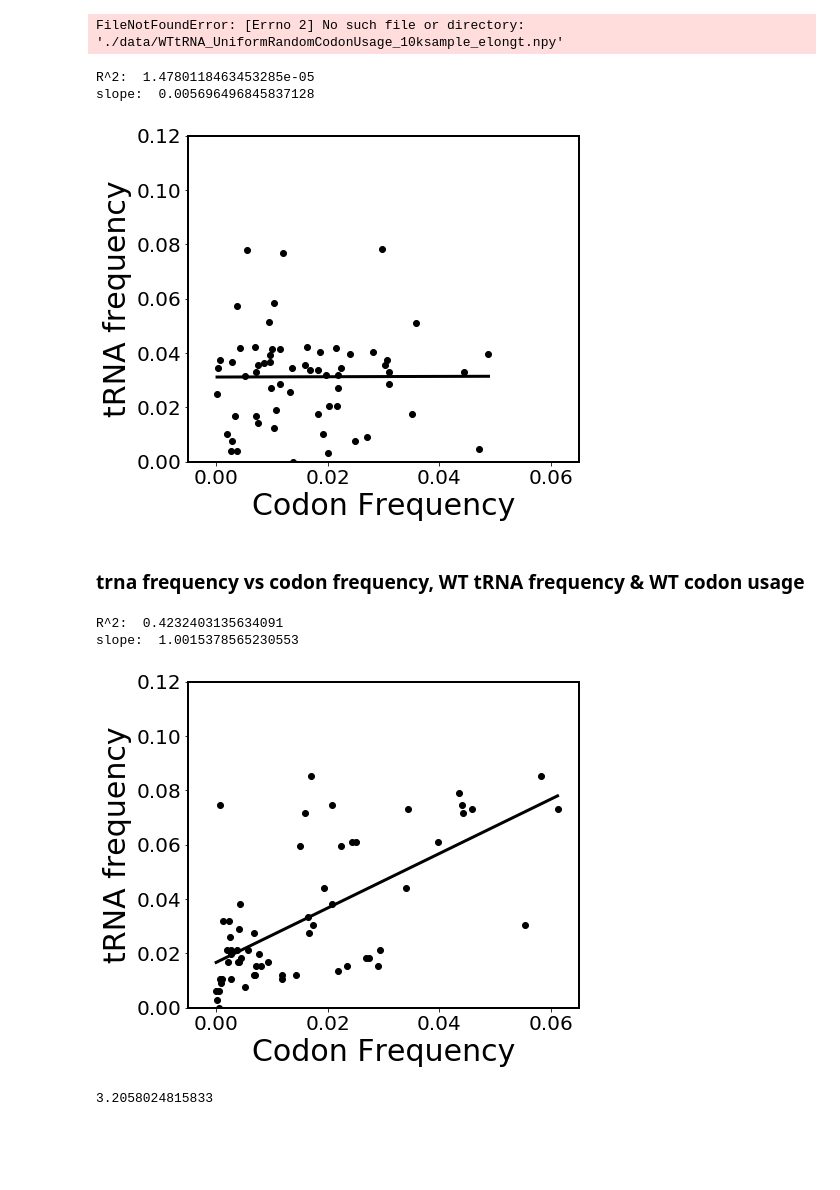
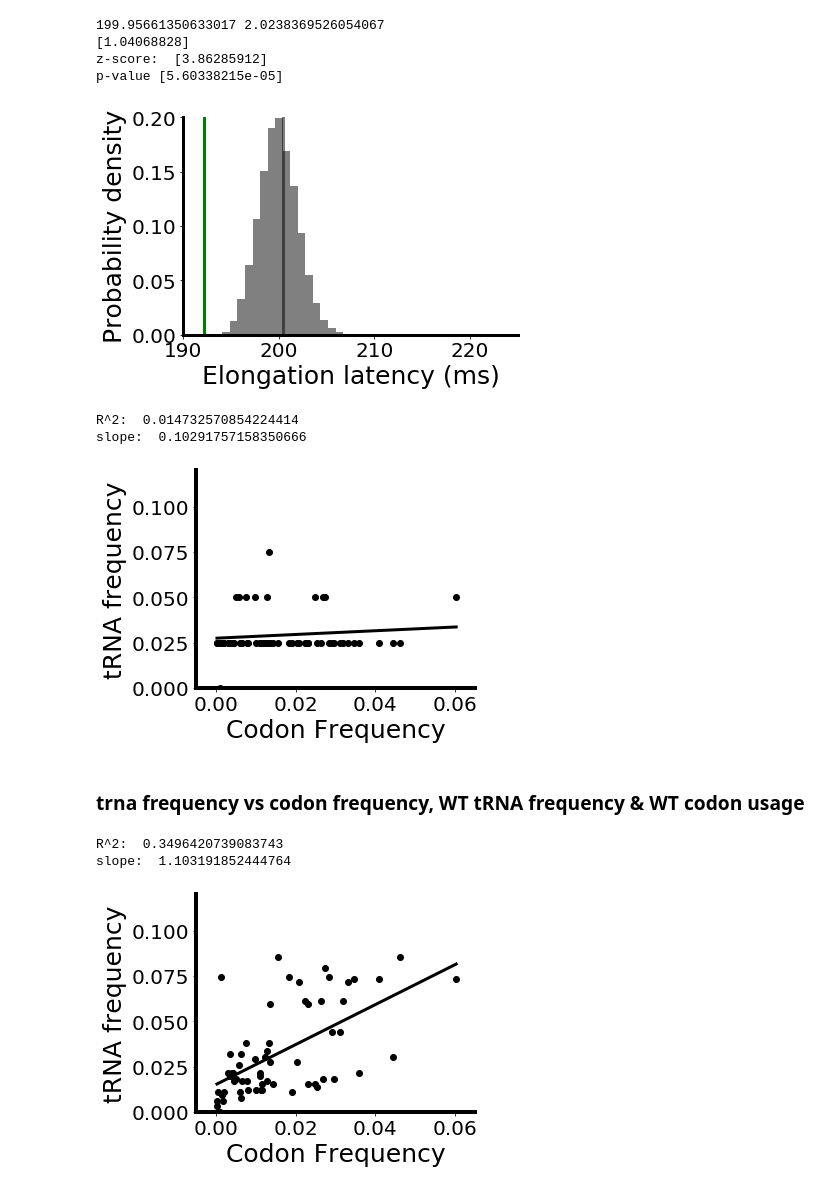
Before and after one commit to EndyLab/tRNACAD, a Jupyter notebook: tRNACodonDistributions.ipynb, the cells around one changed output. Cells and saved outputs as stored; diff of their text form; code cells hidden in the pictures; blank space fills up the shorter version.

```diff
--- a/tRNACodonDistributions.ipynb
+++ b/tRNACodonDistributions.ipynb
@@ -58,0 +58,6 @@ Wall time: 46.6 s
+# %%
+##Compute the codon distribution and elongation latency of each gene weighted by transcript number
+codon_elongt = compute_codon_elongt(gr25_ptRNA, len(gr25_pCodon), ensmbl_latency_dict)
+gene_map,gene_latency = compute_gene_elongt(codon_elongt)
+pCodon_transcriptome, transcriptome_elongt = compute_transcript_distributions(gene_map,gene_latency)
+pCodon_WT = np.array(pCodon_transcriptome)
@@ -135,7 +162,7 @@ syn_codon_list = [[0,1,2,3],[4,5],[6,7],[8,9,10,11],[12,13,14,15],[16,17,46,47,4
               [50,51],[52,53],[58,59,60,61]]
 
 for syn_codons in syn_codon_list:
-    pCodon_uniform[syn_codons] = sum(gr25_pCodon[syn_codons])/sum(pCodon_uniform[syn_codons])*pCodon_uniform[syn_codons]
+    pCodon_uniform[syn_codons] = sum(pCodon_WT[syn_codons])/sum(pCodon_uniform[syn_codons])*pCodon_uniform[syn_codons]
 pCodon_uniform = pCodon_uniform/np.sum(pCodon_uniform)
 
 elongt_WTtRNA_uniformcodon, std = computeElongationLatency(gr25_ptRNA,pCodon_uniform,ensmbl_latency_dict)
@@ -153,6 +180,7 @@ ax.plot([elongt_WTtRNA_WTcodon]*100,np.linspace(0,max(hist[0]),100),linewidth=3,
 ax.plot([elongt_WTtRNA_uniformcodon]*100,np.linspace(0,max(hist[0]),100),linewidth=3,color='black',alpha=0.5)
 
 print(np.mean(elongt_list), np.std(elongt_list))
+print(np.mean(elongt_list)/elongt_WTtRNA_WTcodon)
 print('z-score: ', (np.mean(elongt_list)-elongt_WTtRNA_WTcodon)/np.std(elongt_list))
 print('p-value', scipy.stats.norm.sf(abs((np.mean(elongt_list)-elongt_WTtRNA_WTcodon)/np.std(elongt_list))))
 for _,axes in enumerate([ax]):
@@ -161,17 +189,21 @@ for _,axes in enumerate([ax]):
     axes.spines['top'].set_linewidth(0)
     axes.spines['right'].set_linewidth(0)
     axes.tick_params(axis='both', which='major', labelsize=20)
-    ax.set_ylim(0,0.15)
-    ax.set_xlim(184,220)
+    ax.set_ylim(0,0.20)
+    ax.set_xlim(190,225)
     ax.set_xlabel('Elongation latency (ms)',size=25)
     ax.set_ylabel('Probability density',size=25)
 # %% [output]
-FileNotFoundError: [Errno 2] No such file or directory: './data/WTtRNA_UniformRandomCodonUsage_10ksample_elongt.npy'
+199.95661350633017 2.0238369526054067
+[1.04068828]
+z-score:  [3.86285912]
+p-value [5.60338215e-05]
+[figure, added]
 # %%
 ### trna frequency vs codon frequency, Uniform random tRNA frequency & Uniform random codon usage
 # %%
 ptRNA_uniform = np.random.uniform(min(gr25_ptRNA),max(gr25_ptRNA),len(gr25_ptRNA))
-
+ptRNA_uniform = np.ones(len(gr25_ptRNA))/sum(np.ones(len(gr25_ptRNA)))
 #Random codon
 syn_codon_list = [[0,1,2,3],[4,5],[6,7],[8,9,10,11],[12,13,14,15],[16,17,46,47,48,49],[18,19,42,43,44,45],
               [20,21],[22,23],[24],[25,26,27],[28,29,30,31],[32],[33],[34,35],[36,37],[38,39,54,55,56,57],[40,41],
@@ -181,50 +213,50 @@ pCodon_uniform = np.zeros(len(gr25_pCodon))
 
 for syn_codons in syn_codon_list:
     pCodon_uniform[syn_codons] = np.random.uniform(min(gr25_Codon),max(gr25_Codon),len(syn_codons))
-    pCodon_uniform[syn_codons] = sum(gr25_pCodon[syn_codons])/sum(pCodon_uniform[syn_codons])*pCodon_uniform[syn_codons]
+    pCodon_uniform[syn_codons] = sum(pCodon_WT[syn_codons])/sum(pCodon_uniform[syn_codons])*pCodon_uniform[syn_codons]
 
-ptRNA_dict, pcodon_dict, codon_dict, codon_labels, pCodon = cognateDistrib(ptRNA_uniform,pCodon_uniform,True)
+ptRNA_dict, pcodon_dict, codon_dict, codon_labels, pCodon = cognateDistrib(ptRNA_uniform,pCodon_WT,True)
 
 #Sort codons by frequency; then compute their corresponding tRNA frequencies
 pcodon_sorted = sorted(pcodon_dict.items(),key=lambda kv: kv[1])[::-1]
 codon_sorted = [x[0] for x in pcodon_sorted]
 pcodon_sorted = [x[1] for x in pcodon_sorted]
 
 tRNA_sorted = [codon_dict[codon] for codon in codon_sorted]
 ptRNA_sorted = [sum(ptRNA_dict[tRNA] for tRNA in codon_dict[codon]) for codon in codon_sorted]
 
-fig,ax = plt.subplots(figsize=(7,6))
+fig,ax = plt.subplots(figsize=(5,4))
 ax.scatter(pcodon_sorted,ptRNA_sorted,color='black',label = 'Protein-coding codon')
 
 #Fit scatter
 y_model,SS_err,_,_,_ = np.polyfit(pcodon_sorted,ptRNA_sorted,1,full=True)
 y_hat = np.polyval(y_model,pcodon_sorted)
 x_sweep_i = np.linspace(min(pcodon_sorted),max(pcodon_sorted),1000)
 y_hat_sweep_i = np.polyval(y_model, x_sweep_i)
 ax.plot(x_sweep_i,y_hat_sweep_i,linewidth=3,color='black')
 print("R^2: ",calc_R2(pcodon_sorted,ptRNA_sorted,y_hat))
 
 slope, intercept = np.polyfit(pcodon_sorted,ptRNA_sorted,1)
 print("slope: ", slope)
 
 ax.set_xlim(-0.005,0.065)
 ax.set_ylim(0,0.12)
-ax.set_xlabel('Codon Frequency',fontsize=30)
-ax.set_ylabel('tRNA frequency',fontsize=30)
+ax.set_xlabel('Codon Frequency',fontsize=25)
+ax.set_ylabel('tRNA frequency',fontsize=25)
 ax.tick_params(axis='y', which='major', labelsize=20)
 ax.tick_params(axis='x', which='major', labelsize=20)
-ax.spines['left'].set_linewidth(2)
-ax.spines['bottom'].set_linewidth(2)
-ax.spines['top'].set_linewidth(2)
-ax.spines['right'].set_linewidth(2)
+ax.spines['left'].set_linewidth(4)
+ax.spines['bottom'].set_linewidth(4)
+ax.spines['top'].set_linewidth(0)
+ax.spines['right'].set_linewidth(0)
 # %% [output]
-R^2:  1.4780118463453285e-05
-slope:  0.005696496845837128
+R^2:  0.014732570854224414
+slope:  0.10291757158350666
-[figure, old version]
+[figure, new version]
 # %% [markdown]
 ### trna frequency vs codon frequency, WT tRNA frequency & WT codon usage
 # %%
-ptRNA_dict, pcodon_dict, codon_dict, codon_labels, pCodon = cognateDistrib(gr25_ptRNA,gr25_pCodon,True)
+ptRNA_dict, pcodon_dict, codon_dict, codon_labels, pCodon = cognateDistrib(gr25_ptRNA,pCodon_WT,True)
 
 #Sort codons by frequency; then compute their corresponding tRNA frequencies
 pcodon_sorted = sorted(pcodon_dict.items(),key=lambda kv: kv[1])[::-1]
@@ -234,7 +266,7 @@ pcodon_sorted = [x[1] for x in pcodon_sorted]
 tRNA_sorted = [codon_dict[codon] for codon in codon_sorted]
 ptRNA_sorted = [sum(ptRNA_dict[tRNA] for tRNA in codon_dict[codon]) for codon in codon_sorted]
 
-fig,ax = plt.subplots(figsize=(7,6))
+fig,ax = plt.subplots(figsize=(5,4))
 ax.scatter(pcodon_sorted,ptRNA_sorted,color='black',label = 'Protein-coding codon')
 
 #Fit scatter
@@ -250,20 +282,15 @@ print("slope: ", slope)
 
 ax.set_xlim(-0.005,0.065)
 ax.set_ylim(0,0.12)
-ax.set_xlabel('Codon Frequency',fontsize=30)
-ax.set_ylabel('tRNA frequency',fontsize=30)
+ax.set_xlabel('Codon Frequency',fontsize=25)
+ax.set_ylabel('tRNA frequency',fontsize=25)
 ax.tick_params(axis='y', which='major', labelsize=20)
 ax.tick_params(axis='x', which='major', labelsize=20)
-ax.spines['left'].set_linewidth(2)
-ax.spines['bottom'].set_linewidth(2)
-ax.spines['top'].set_linewidth(2)
-ax.spines['right'].set_linewidth(2)
+ax.spines['left'].set_linewidth(4)
+ax.spines['bottom'].set_linewidth(4)
+ax.spines['top'].set_linewidth(0)
+ax.spines['right'].set_linewidth(0)
 # %% [output]
-R^2:  0.4232403135634091
-slope:  1.0015378565230553
+R^2:  0.3496420739083743
+slope:  1.103191852444764
-[figure, old version]
+[figure, new version]
-# %%
-NR_scaling = NR_scaledrates
-computeNRLatency(NR_scaling)/(1000/NR_scaling['k1r'])
-# %% [output]
-3.2058024815833
```
Also changed, not shown: parts of 4 cells of this notebook, 7 other files.
